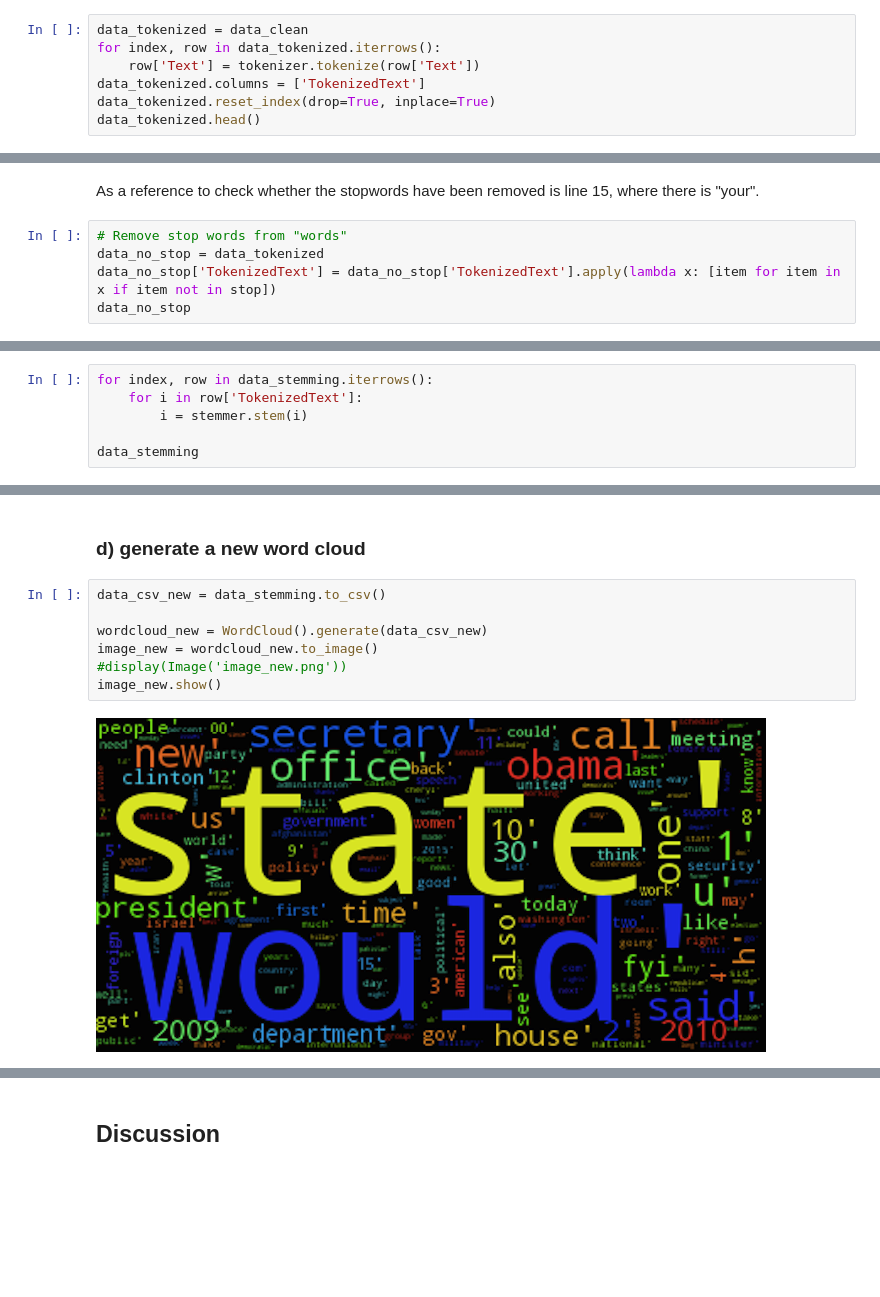
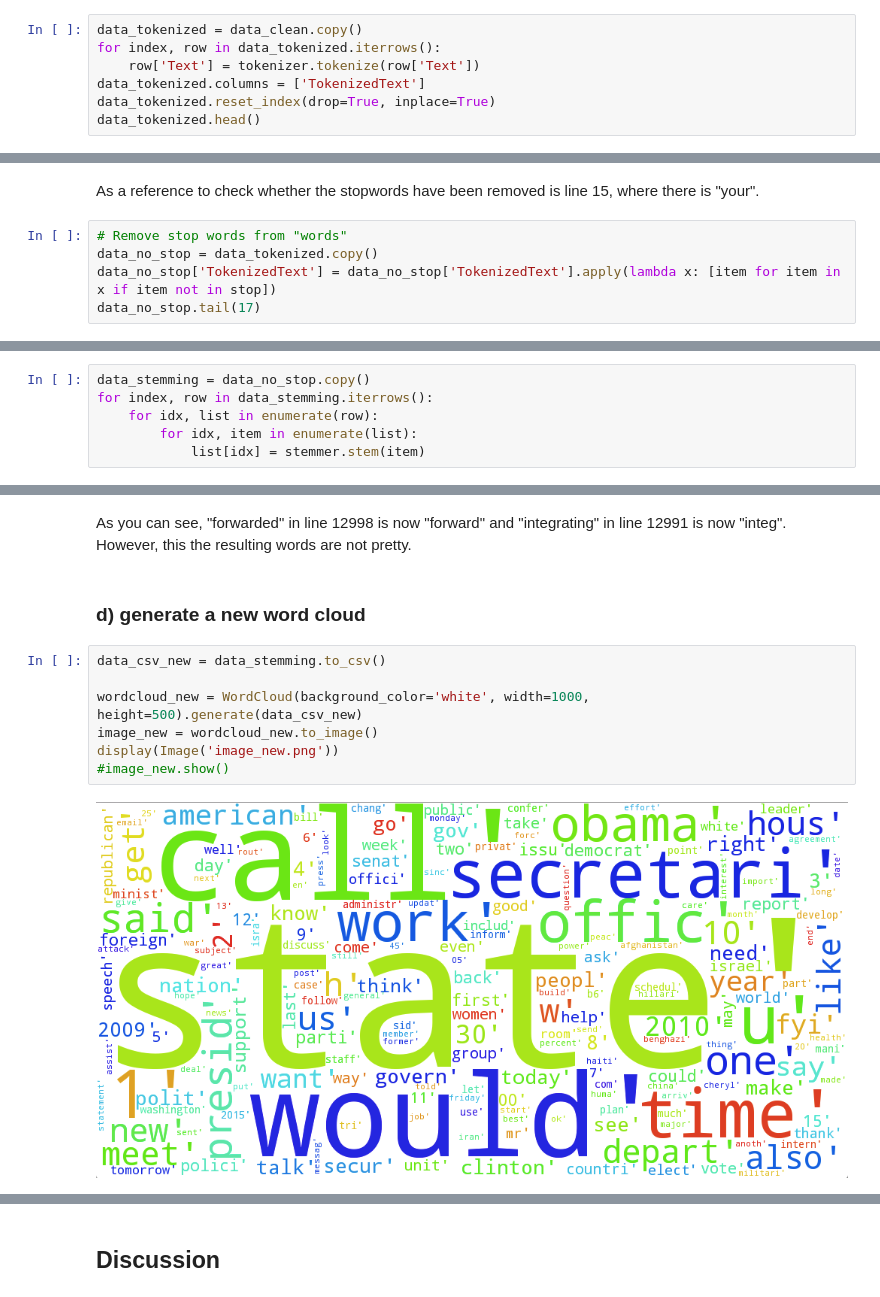
Before and after one commit to Merinorus/adaisawesome, a Jupyter notebook: Homework/05 - Taming Text/HW05_awesometeam_Q1.ipynb, the cells around one changed output, grey strips where cells are left out. Cells and saved outputs as stored; diff of their text form; blank space fills up the shorter version.

```diff
--- a/Homework/05 - Taming Text/HW05_awesometeam_Q1.ipynb
+++ b/Homework/05 - Taming Text/HW05_awesometeam_Q1.ipynb
@@ -132,7 +120,7 @@ from nltk import word_tokenize
 from nltk.tokenize import RegexpTokenizer
 tokenizer = RegexpTokenizer(r'\w+')
 # %%
-data_tokenized = data_clean
+data_tokenized = data_clean.copy()
 for index, row in data_tokenized.iterrows():
     row['Text'] = tokenizer.tokenize(row['Text'])
 data_tokenized.columns = ['TokenizedText']
@@ -164,8 +152,8 @@ print(stopwords.words("english") )
 As a reference to check whether the stopwords have been removed is line 15, where there is "your".
 # %%
 # Remove stop words from "words"
-data_no_stop = data_tokenized
+data_no_stop = data_tokenized.copy()
 data_no_stop['TokenizedText'] = data_no_stop['TokenizedText'].apply(lambda x: [item for item in x if item not in stop])
-data_no_stop
+data_no_stop.tail(17)
 # %% [output]
 |  | TokenizedText |
@@ -197,8 +184,8 @@ data_stemming = data_no_stop
 from nltk.stem.snowball import SnowballStemmer
 stemmer = SnowballStemmer("english")
 # %%
+data_stemming = data_no_stop.copy()
 for index, row in data_stemming.iterrows():
-    for i in row['TokenizedText']:
-        i = stemmer.stem(i)
-
-data_stemming
+    for idx, list in enumerate(row):
+        for idx, item in enumerate(list):
+            list[idx] = stemmer.stem(item)
@@ -224,11 +213,13 @@ data_stemming
+# %% [markdown]
+As you can see, "forwarded" in line 12998 is now "forward" and "integrating" in line 12991 is now "integ". However, this the resulting words are not pretty.
 # %% [markdown]
 ### d) generate a new word cloud
 # %%
 data_csv_new = data_stemming.to_csv()
 
-wordcloud_new = WordCloud().generate(data_csv_new)
+wordcloud_new = WordCloud(background_color='white', width=1000, height=500).generate(data_csv_new)
 image_new = wordcloud_new.to_image()
-#display(Image('image_new.png'))
-image_new.show()
+display(Image('image_new.png'))
+#image_new.show()
 # %% [output]
-[figure, old version]
+[figure, new version]
```
Also changed, not shown: parts of 20 cells of this notebook, 2 other files.
